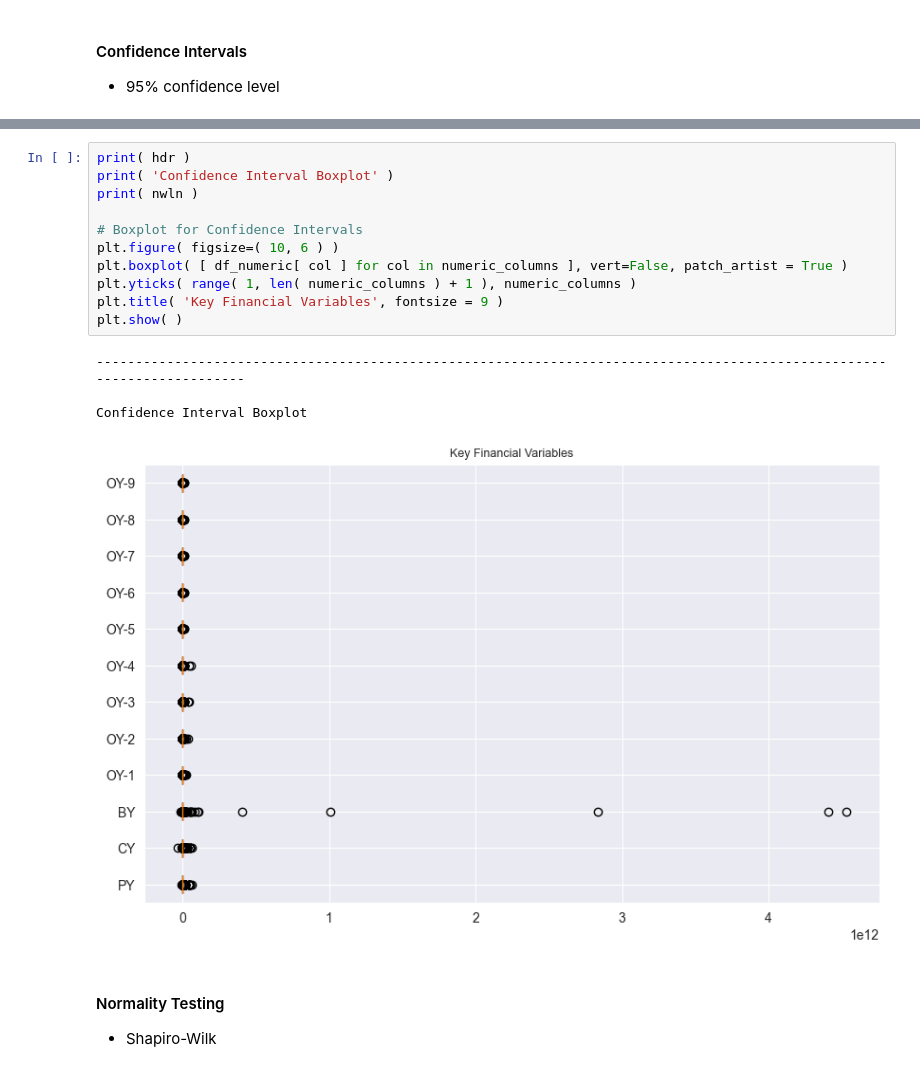
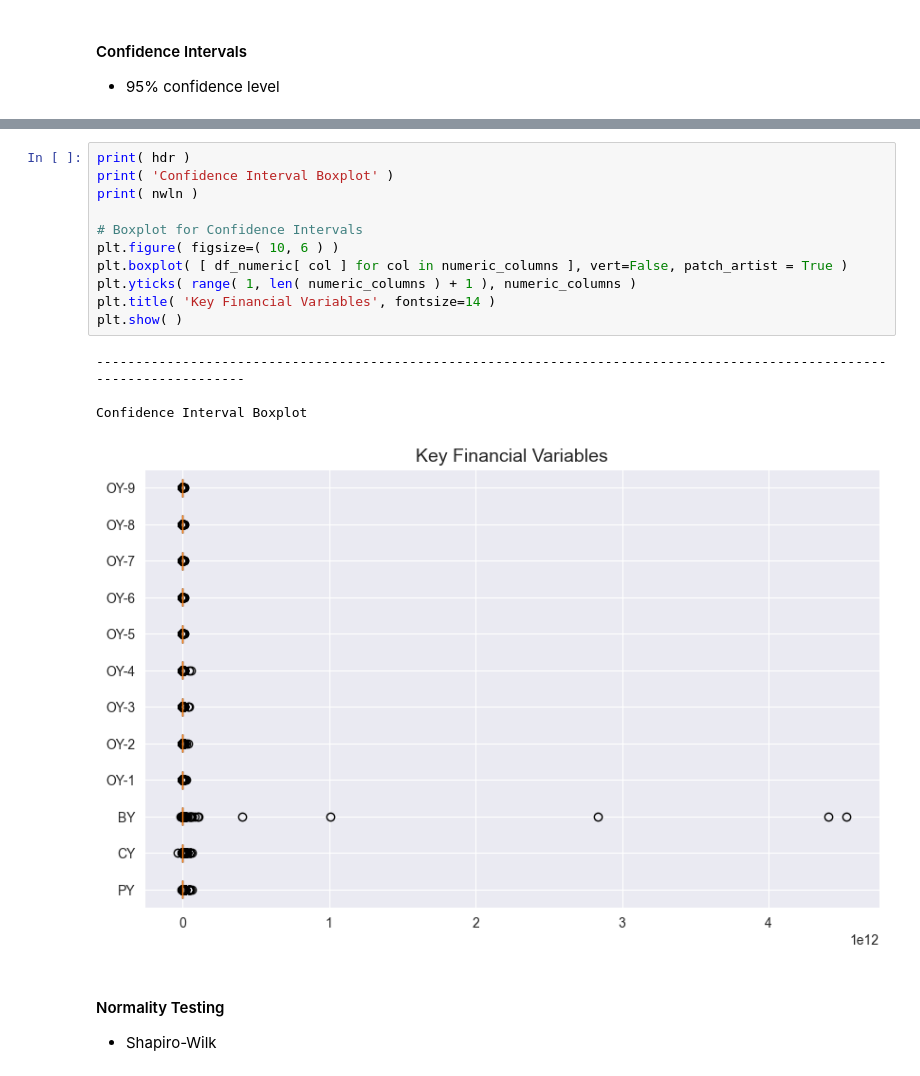
Before and after one commit to is-leeroy-jenkins/Sched-X, a Jupyter notebook: max.ipynb, the cells around one changed output, grey strips where cells are left out. Cells and saved outputs as stored; diff of their text form.

```diff
--- a/max.ipynb
+++ b/max.ipynb
@@ -351,19 +294,19 @@ Confidence Intervals (95% confidence level)
 # %%
 print( hdr )
 print( 'Confidence Interval Boxplot' )
 print( nwln )
 
 # Boxplot for Confidence Intervals
 plt.figure( figsize=( 10, 6 ) )
 plt.boxplot( [ df_numeric[ col ] for col in numeric_columns ], vert=False, patch_artist = True )
 plt.yticks( range( 1, len( numeric_columns ) + 1 ), numeric_columns )
-plt.title( 'Key Financial Variables', fontsize = 9 )
+plt.title( 'Key Financial Variables', fontsize=14 )
 plt.show( )
 # %% [output]
 ------------------------------------------------------------------------------------------------------------------------
 
 Confidence Interval Boxplot
-[figure, old version]
+[figure, new version]
 # %% [markdown]
 #### Normality Testing
 - Shapiro-Wilk
```
Also changed, not shown: parts of 5 cells of this notebook.
